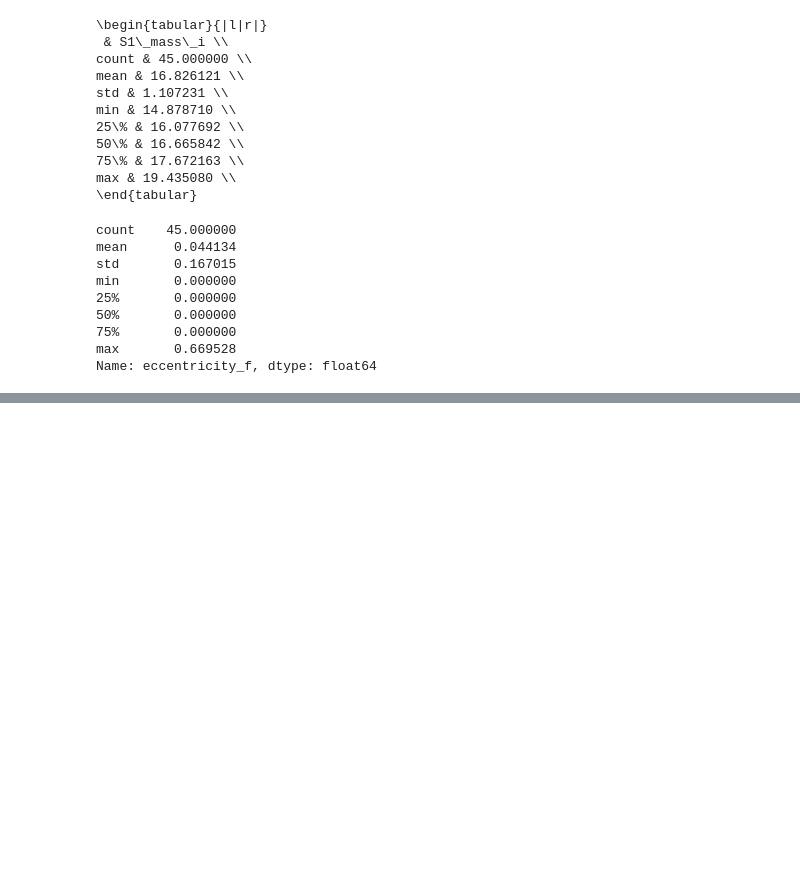
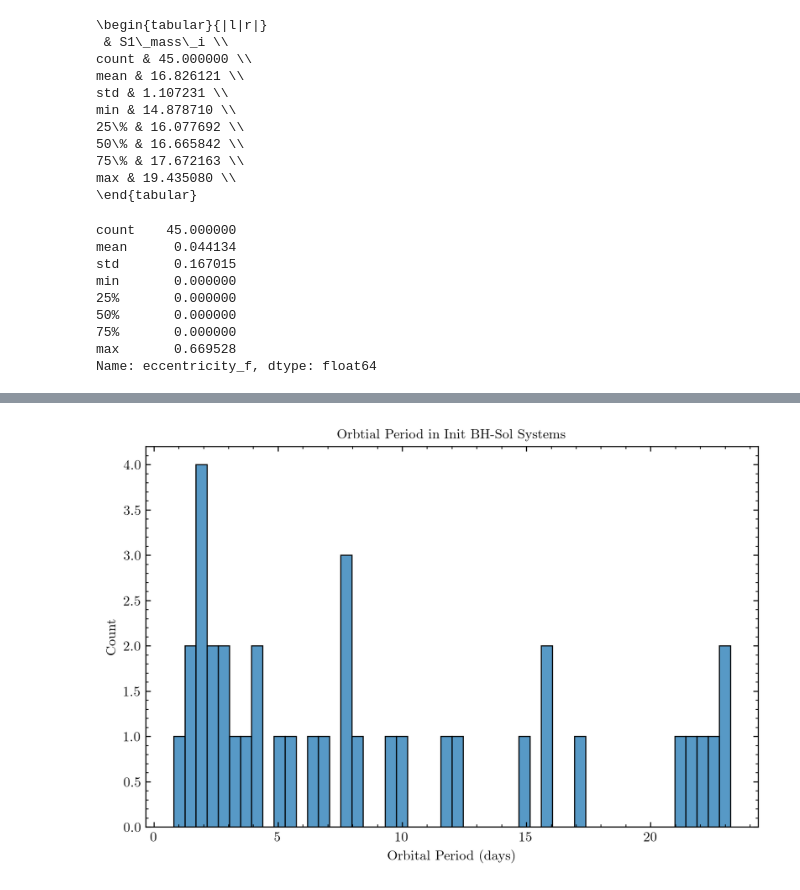
Before and after one commit to PiersonLip/solarBHs, a Jupyter notebook: Notebooks/SunLikeFilt.ipynb, the cells around one changed output, grey strips where cells are left out. Saved outputs shown, nothing was run; the diff lists cells and outputs as text; code cells hidden in the pictures; blank space fills up the shorter version.

```diff
--- a/Notebooks/SunLikeFilt.ipynb
+++ b/Notebooks/SunLikeFilt.ipynb
@@ -263,3 +298,9 @@ basicColHist(bhSolRows,'orbital_period', saveFig=True)
+# %%
+slimOP = bhSolRows[bhSolRows['orbital_period'] < 25]['orbital_period']
+# %%
+genVarHist(slimOP, title='Orbtial Period in Init BH-Sol Systems', xLabel='Orbital Period (days)', saveFig=True, savePath=graphSave)
+# %% [output]
+[figure, added]
 # %%
 # HR_Diagram(bhSolRows,
 #            'BhSol',
```
Also changed, not shown: parts of 9 cells of this notebook.
